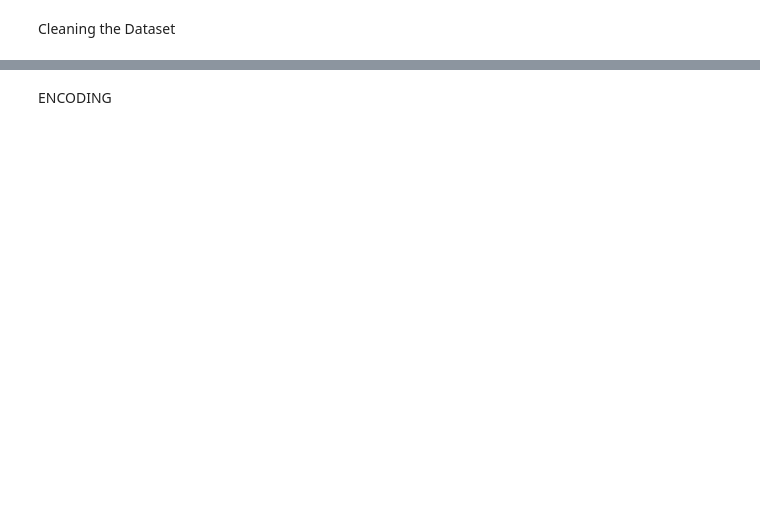
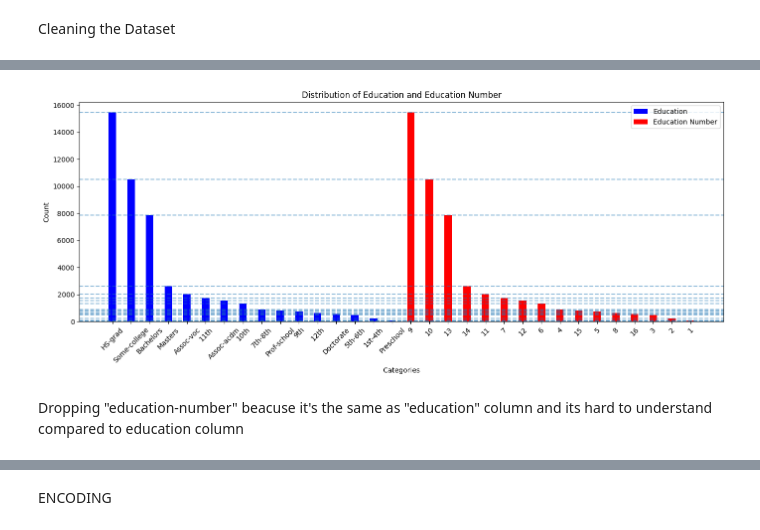
Before and after one commit to GACS2002/Income_Prediction, a Jupyter notebook: preprocessing.ipynb, the cells around one changed output, grey strips where cells are left out. Drawn from its saved outputs; the diff is of its cells as text; code cells hidden in the pictures; blank space fills up the shorter version.

```diff
--- a/preprocessing.ipynb
+++ b/preprocessing.ipynb
@@ -62,0 +63,6 @@ df.reset_index(drop=True, inplace=True)
+# %%
+# Check unique values
+for column in df.columns:
+    unique_values = df[column].unique()
+    print(f"Unique values for column '{column}':")
+    print(unique_values)
@@ -62,0 +123,10 @@ df.reset_index(drop=True, inplace=True)
+# %%
+# Impute missing values with mode for categorical columns
+for column in ['workclass', 'occupation', 'native-country']:
+    mode_value = df[column].mode()[0]  # Calculate mode
+    df[column].replace('?', mode_value, inplace=True)  # Replace '?' with mode
+
+# Verify that missing values have been imputed
+question_mark_counts_per_column = df.apply(lambda x: x.astype(str).str.contains('\?').sum())
+print("Number of rows containing '?' values for each column after imputation:")
+print(question_mark_counts_per_column)
@@ -187,0 +346,41 @@ print(df)
+# %%
+import numpy as np
+# Count the occurrences of each category in the 'education' and 'education-num' features
+education_counts = df['education'].value_counts()
+education_num_counts = df['education-num'].value_counts()
+
+# Get unique categories from 'education' and 'education-num'
+categories_education = education_counts.index.astype(str)
+categories_education_num = education_num_counts.index.astype(str)
+
+# Combine categories from both columns
+combined_categories = np.union1d(categories_education, categories_education_num)
+
+# Create a figure and axes
+plt.figure(figsize=(14, 6))
+
+# Plot bar plot for education
+plt.bar(categories_education, education_counts, width=0.4, color='b', label='Education')
+
+# Plot bar plot for education-num
+plt.bar(categories_education_num, education_num_counts, width=0.4, color='r', label='Education Number')
+
+# Add horizontal lines
+for category in combined_categories:
+    plt.axhline(y=education_counts.get(category, 0), linestyle='--', alpha=0.5)
+
+
+# Add title and labels
+plt.title('Distribution of Education and Education Number')
+plt.xlabel('Categories')
+plt.ylabel('Count')
+plt.xticks(combined_categories, rotation=45)
+plt.legend()
+
+# Show the plot
+plt.tight_layout()
+plt.show()
+# %% [output]
+[figure, added]
+# %% [markdown]
+Dropping "education-number" beacuse it's the same as "education" column and its hard to understand compared to education column
```
Also changed, not shown: parts of 25 cells of this notebook, 8 other files.
